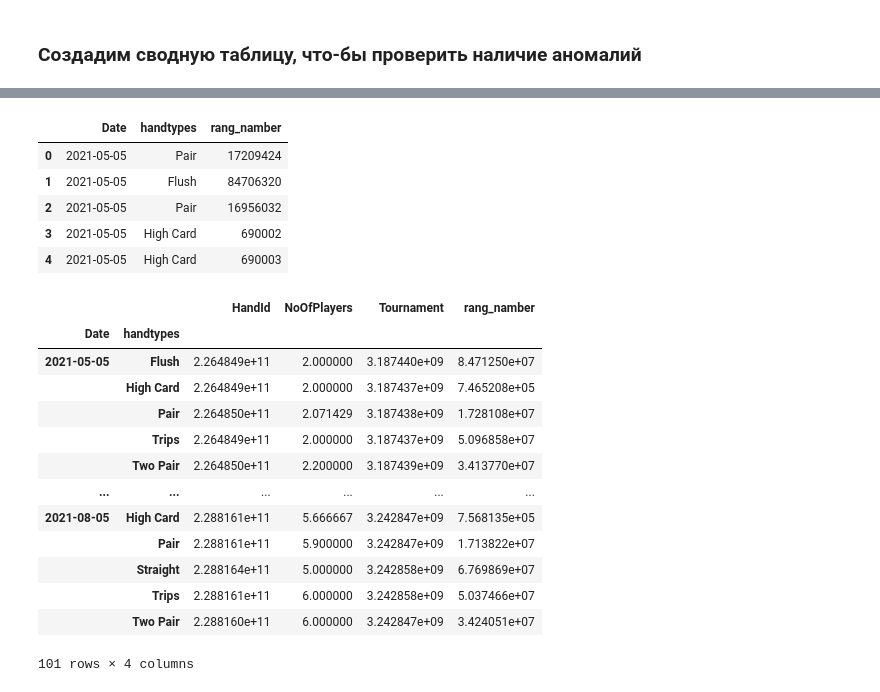
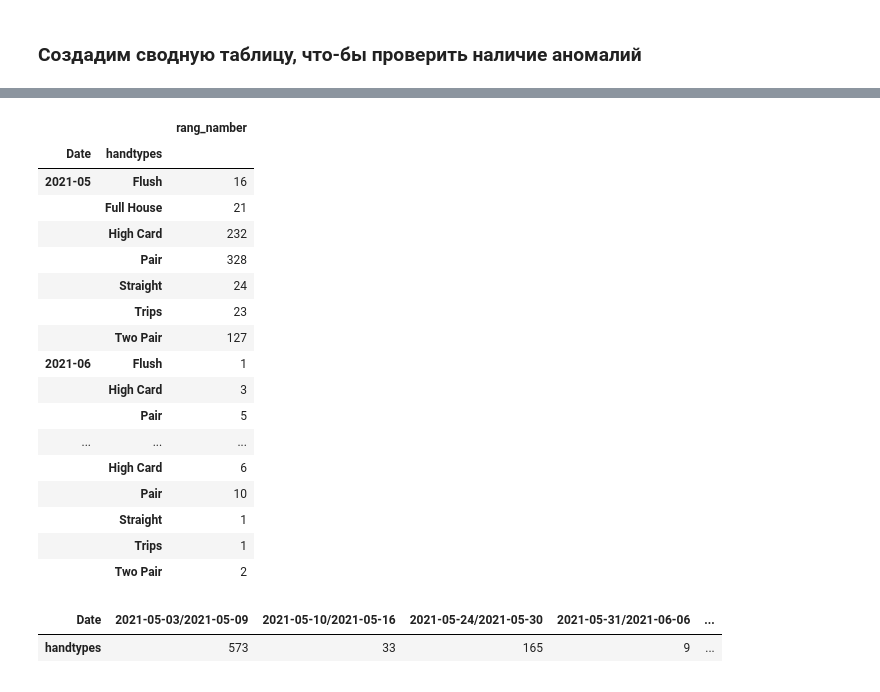
Before and after one commit to meraline/Analyz_Pokera, a Jupyter notebook: analiz_poker_day.ipynb, the cells around one changed output, grey strips where cells are left out. Cells and saved outputs as stored; diff of their text form; code cells hidden in the pictures.

```diff
--- a/analiz_poker_day.ipynb
+++ b/analiz_poker_day.ipynb
@@ -270,6 +237,7 @@ handtype_(17209424)
 
 df['rang_namber'] = df['hand_rang'].str.split().apply(evaluate_)
 df['handtypes'] = df['rang_namber'].apply(handtype_)
-df[['rang_namber', 'handtypes','HandHiro', 'Board']].head(20)
+df = df[['Date', 'handtypes', 'rang_namber','HandId']]
+df.head()
 # df['filter'] = df.loc[df.handtypes.str.contains('Two Pair', 'Trips', 'Straight', 'Full House', 'Quads', 'Straight Flush'), 'rang_namber']
 # %% [output]
@@ -319,9 +258,0 @@ MultiIndex([('PokerStars', 226484810600, 3187437334,  'IV (40/80)', ...),
-# %%
-df[['Date', 'handtypes', 'rang_namber']].head()  # применим фильтер по столбцам
-# %% [output]
-|  | Date | handtypes | rang_namber |
-| 0 | 2021-05-05 | Pair | 17209424 |
-| 1 | 2021-05-05 | Flush | 84706320 |
-| 2 | 2021-05-05 | Pair | 16956032 |
-| 3 | 2021-05-05 | High Card | 690002 |
-| 4 | 2021-05-05 | High Card | 690003 |
@@ -328,17 +261,30 @@ df[['Date', 'handtypes', 'rang_namber']].head()  # применим фильте
 # %%
-pd.pivot_table(df, index=["Date", "handtypes"])
+df_pivot = pd.pivot_table(df, index=[df.Date.dt.to_period("M"), "handtypes"],
+                          values=["rang_namber"],
+                          aggfunc= len)
+df_pivot
 # %% [output]
-|  |  | HandId | NoOfPlayers | Tournament | rang_namber |
-| Date | handtypes |  |  |  |  |
-| 2021-05-05 | Flush | 2.264849e+11 | 2.000000 | 3.187440e+09 | 8.471250e+07 |
-|  | High Card | 2.264849e+11 | 2.000000 | 3.187437e+09 | 7.465208e+05 |
-|  | Pair | 2.264850e+11 | 2.071429 | 3.187438e+09 | 1.728108e+07 |
-|  | Trips | 2.264849e+11 | 2.000000 | 3.187437e+09 | 5.096858e+07 |
-|  | Two Pair | 2.264850e+11 | 2.200000 | 3.187439e+09 | 3.413770e+07 |
-| ... | ... | ... | ... | ... | ... |
-| 2021-08-05 | High Card | 2.288161e+11 | 5.666667 | 3.242847e+09 | 7.568135e+05 |
-|  | Pair | 2.288161e+11 | 5.900000 | 3.242847e+09 | 1.713822e+07 |
-|  | Straight | 2.288164e+11 | 5.000000 | 3.242858e+09 | 6.769869e+07 |
-|  | Trips | 2.288161e+11 | 6.000000 | 3.242858e+09 | 5.037466e+07 |
-|  | Two Pair | 2.288160e+11 | 6.000000 | 3.242847e+09 | 3.424051e+07 |
+|  |  | rang_namber |
+| Date | handtypes |  |
+| 2021-05 | Flush | 16 |
+|  | Full House | 21 |
+|  | High Card | 232 |
+|  | Pair | 328 |
+|  | Straight | 24 |
+|  | Trips | 23 |
+|  | Two Pair | 127 |
+| 2021-06 | Flush | 1 |
+|  | High Card | 3 |
+|  | Pair | 5 |
+| ... | ... | ... |
+|  | High Card | 6 |
+|  | Pair | 10 |
+|  | Straight | 1 |
+|  | Trips | 1 |
+|  | Two Pair | 2 |
-101 rows × 4 columns
+# %%
+# колличесвто комбинаций по месяцам
+df.pivot_table(['handtypes'], columns=df.Date.dt.to_period("W"), aggfunc=len)
+# %% [output]
+| Date | 2021-05-03/2021-05-09 | 2021-05-10/2021-05-16 | 2021-05-24/2021-05-30 | 2021-05-31/2021-06-06 | ... |
+| handtypes | 573 | 33 | 165 | 9 | ... |
```
Also changed, not shown: parts of 24 cells of this notebook, 2 other files.
